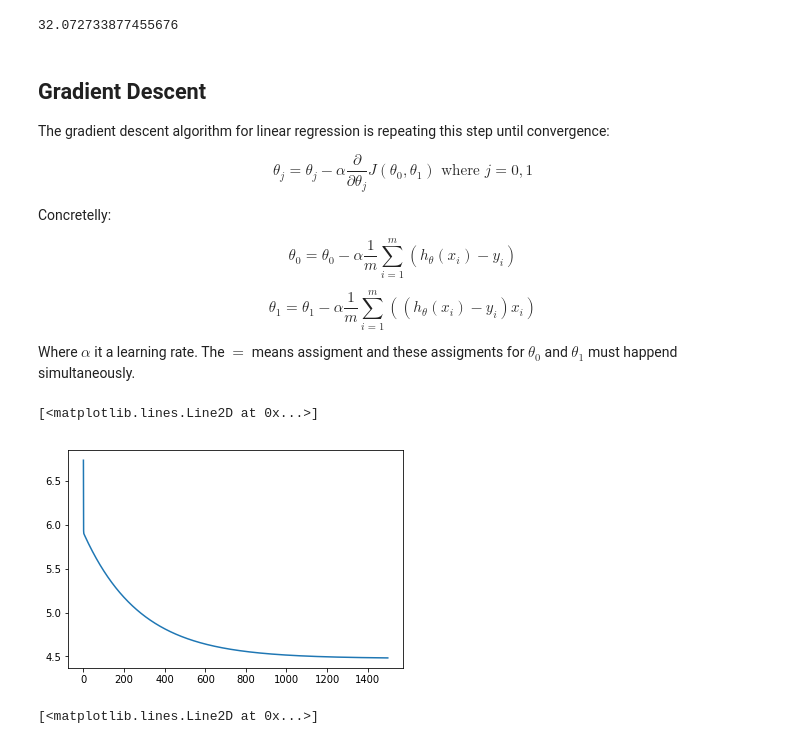
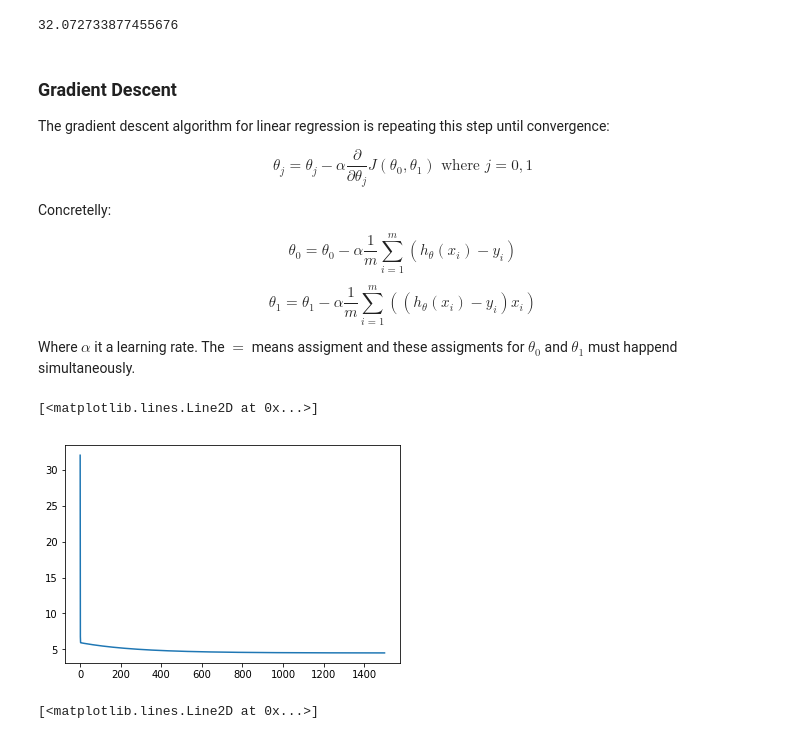
Before and after one commit to podondra/bt-spectraldl, a Jupyter notebook: notebooks/linear-regression.ipynb, the cells around one changed output. Drawn from its saved outputs; the diff is of its cells as text; code cells hidden in the pictures.

```diff
--- a/notebooks/linear-regression.ipynb
+++ b/notebooks/linear-regression.ipynb
@@ -63,14 +63,15 @@ $$\text{minimize}_{\theta_0, \theta_1} J(\theta_0, \theta_1)$$
 # %%
 def compute_cost(X, y, theta):
     m = y.shape[0]
-    return np.sum(np.square(np.dot(X, theta) - y)) / (2 * m)
+    tmp = X.dot(theta.T) - y
+    return (tmp.T.dot(tmp)) / (2 * m)
 # %%
-theta = np.zeros((2,))
-compute_cost(X, y, theta)
+theta_1 = np.zeros((2,))
+compute_cost(X_1, y_1, theta_1)
 # %% [output]
 32.072733877455676
 # %% [markdown]
-## Gradient Descent
+### Gradient Descent
 
 The gradient descent algorithm for linear regression is repeating this step until convergence:
 
@@ -89,12 +90,11 @@ Where $\alpha$ it a learning rate. The $=$ means assigment and these assigments
 and $\theta_1$ must happend simultaneously.
 # %%
 def gradient_descent(X, y, theta, alpha, iterations):
-    cost_history = np.zeros((iterations))
+    cost_history = np.zeros((iterations + 1))
+    cost_history[0] = compute_cost(X, y, theta)
     for i in range(iterations):
         m = y.shape[0]
-        tmp_1 = theta[0] - alpha * np.sum(np.dot(X, theta) - y) / m
-        tmp_2 = theta[1] - alpha * np.dot((np.dot(X, theta) - y).T, X[:, 1]) / m
-        theta[0], theta[1] = tmp_1, tmp_2
-        cost_history[i] = compute_cost(X, y, theta)
+        theta = theta - (alpha / m) * (X.dot(theta) - y).dot(X)
+        cost_history[i + 1] = compute_cost(X, y, theta)
 
-    return np.array([tmp_1, tmp_2]), cost_history
+    return theta, cost_history
@@ -105,6 +101,12 @@ theta, cost_history = gradient_descent(X, y, theta, alpha, iterations)
+# %%
+iterations_1 = 1500
+alpha_1 = 0.01
+theta_1, cost_history_1 = gradient_descent(
+    X_1, y_1, theta_1, alpha_1, iterations_1
+)
 # %%
-plt.plot(cost_history)
+plt.plot(cost_history_1)
 # %% [output]
 [<matplotlib.lines.Line2D at 0x...>]
-[figure, old version]
+[figure, new version]
 # %%
```
Also changed, not shown: parts of 23 cells of this notebook.
